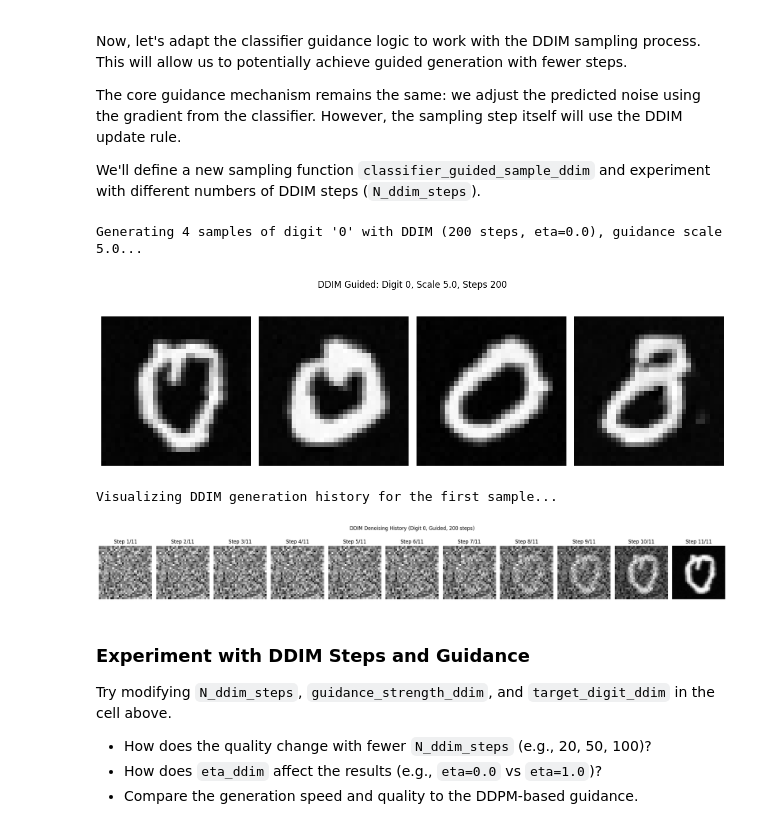
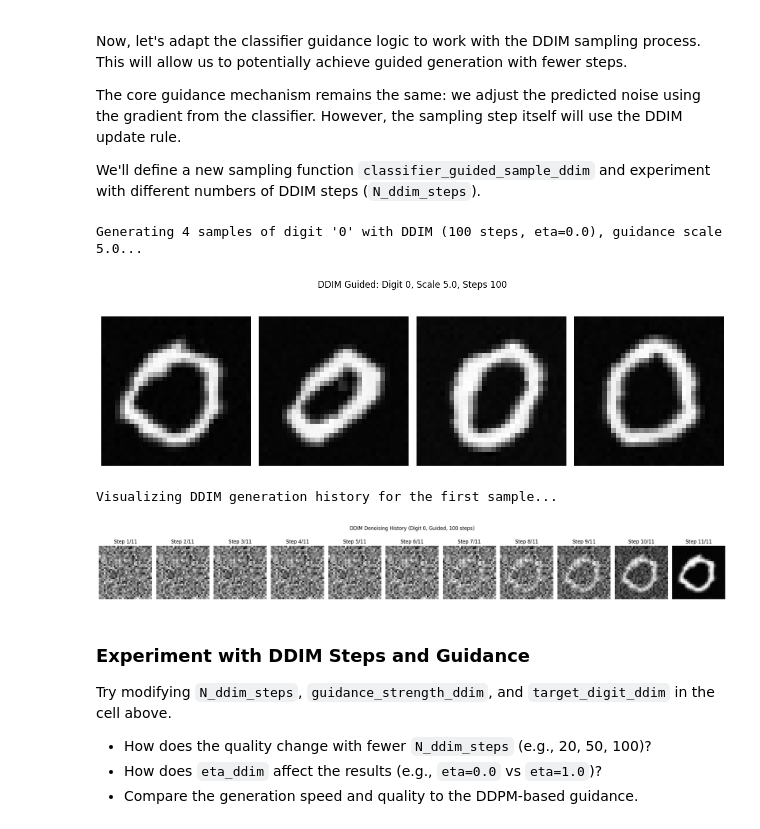
Before and after one commit to GabrieleLozupone/DiffusionModels-Theory2Code, a Jupyter notebook: 03-guidance.ipynb, the cells around one changed output. Drawn from its saved outputs; the diff is of its cells as text; code cells hidden in the pictures.

```diff
--- a/03-guidance.ipynb
+++ b/03-guidance.ipynb
@@ -219,8 +217,8 @@ Let's try generating a few samples of a specific digit using our classifier-guid
 # %%
 # Parameters for generation
 num_samples_to_generate = 4
-target_digit = 5  # Let's try to generate the digit '7'
-guidance_strength = 5.0 # Experiment with this value (e.g., 0.5, 1.0, 2.0, 5.0)
+target_digit = 7  # Let's try to generate the digit '7'
+guidance_strength = 3.0 # Experiment with this value (e.g., 0.5, 1.0, 2.0, 5.0)
 
 print(f"Generating {num_samples_to_generate} samples of digit '{target_digit}' with guidance scale {guidance_strength}...")
 
@@ -329,7 +327,7 @@ def classifier_guided_sample_ddim(
         img = ddim_process.ddim_step(
             model_output=noise_pred_guided,
             timestep=t_idx.item(), # ddim_step expects scalar int
-            prev_timestep=t_prev_idx.item(), # ddim_step expects scalar int
+            next_timestep=t_prev_idx.item(), # ddim_step expects scalar int
             sample=img,
             eta=eta
         )
@@ -344,7 +342,7 @@ def classifier_guided_sample_ddim(
 num_samples_ddim = 4
 target_digit_ddim = 0 # Changed to 7 for variety
 guidance_strength_ddim = 5.0
-N_ddim_steps = 200 # Number of steps for DDIM sampling
+N_ddim_steps = 100 # Number of steps for DDIM sampling
 eta_ddim = 0.0 # Deterministic DDIM
 
 print(f"Generating {num_samples_ddim} samples of digit '{target_digit_ddim}' with DDIM ({N_ddim_steps} steps, eta={eta_ddim}), guidance scale {guidance_strength_ddim}...")
@@ -355,37 +353,37 @@ ddim_process = DDIM(beta_schedule_tensor)
 
 generated_images_ddim, history_ddim = classifier_guided_sample_ddim(
     ddpm_model=ddpm_model,
     ddim_process=ddim_process,
     classifier=classifier,
     n_samples=num_samples_ddim,
     img_shape=(1, 32, 32),
     device=device,
     target_class=target_digit_ddim,
     guidance_scale=guidance_strength_ddim,
     N_ddim_steps=N_ddim_steps,
     eta=eta_ddim
 )
 
 # Plot the final generated images
 plot_images(generated_images_ddim, title=f"DDIM Guided: Digit {target_digit_ddim}, Scale {guidance_strength_ddim}, Steps {N_ddim_steps}")
 
 # Optionally, visualize the generation process for one sample
 if history_ddim:
     print("Visualizing DDIM generation history for the first sample...")
     fig, axes = plt.subplots(1, len(history_ddim), figsize=(len(history_ddim) * 2, 3))
     for i, img_step in enumerate(history_ddim):
         ax = axes[i]
         ax.imshow(img_step[0].squeeze(), cmap="gray")
         ax.axis("off")
         ax.set_title(f"Step {i+1}/{len(history_ddim)}") # Adjusted title
     plt.suptitle(f"DDIM Denoising History (Digit {target_digit_ddim}, Guided, {N_ddim_steps} steps)")
     plt.tight_layout()
     plt.show()
 # %% [output]
-Generating 4 samples of digit '0' with DDIM (200 steps, eta=0.0), guidance scale 5.0...
+Generating 4 samples of digit '0' with DDIM (100 steps, eta=0.0), guidance scale 5.0...
-[figure, old version]
+[figure, new version]
 Visualizing DDIM generation history for the first sample...
-[figure, old version]
+[figure, new version]
 # %% [markdown]
 ### Experiment with DDIM Steps and Guidance
 
```
Also changed, not shown: parts of 2 cells of this notebook, 2 other files.
